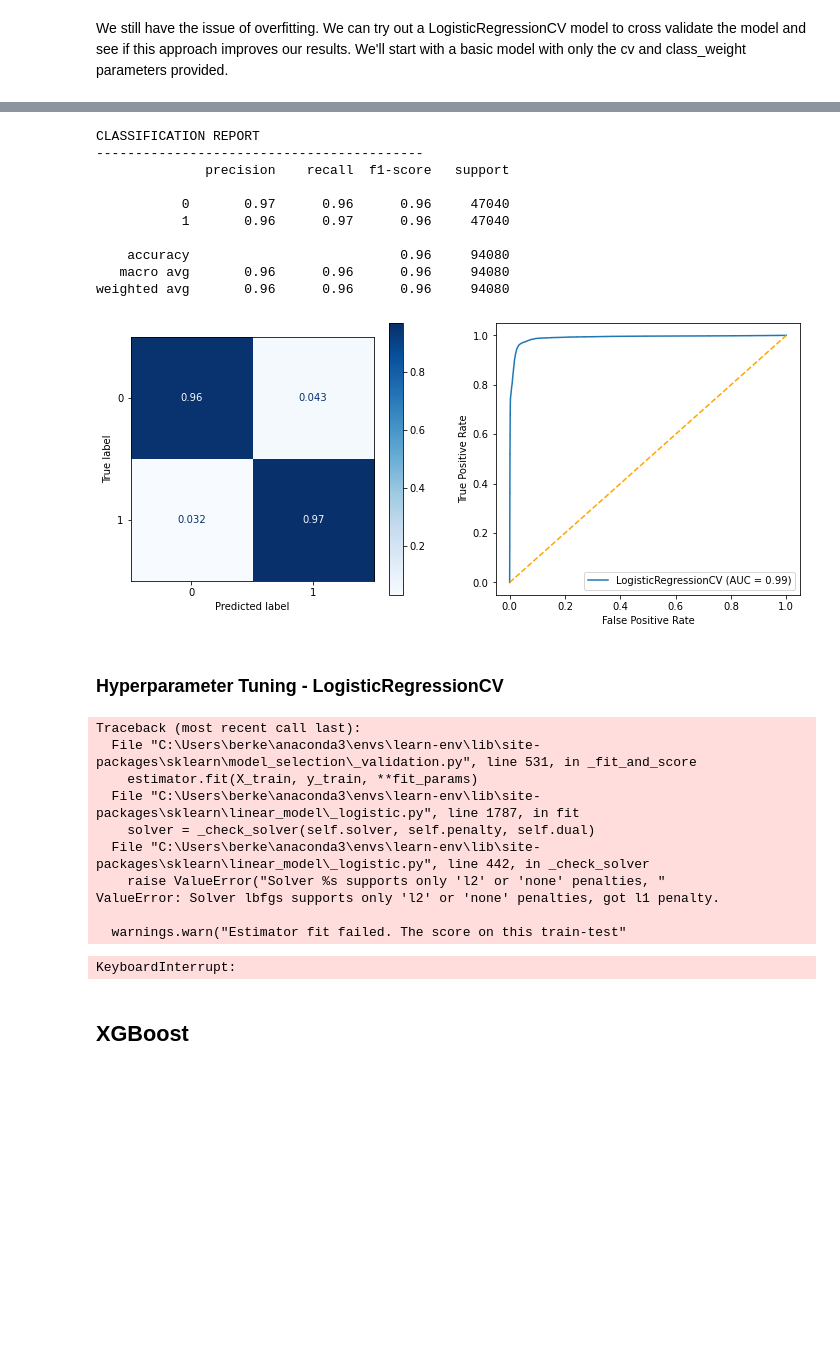
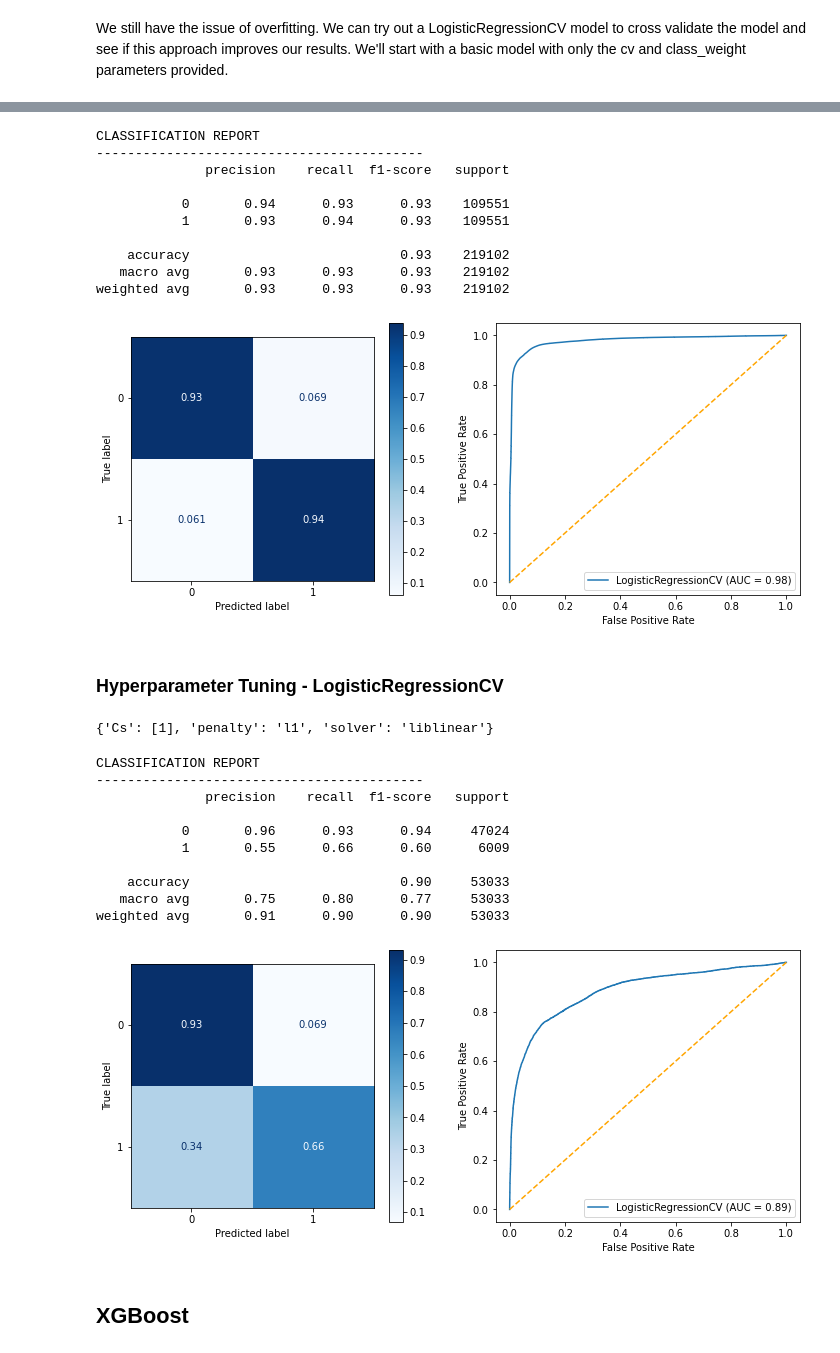
Before and after one commit to ebtezcan/Spotify-Song-Popularity-Prediction, a Jupyter notebook: index_OSEMN_plus_mvp.ipynb, the cells around one changed output, grey strips where cells are left out. Cells and saved outputs as stored; diff of their text form; code cells hidden in the pictures; blank space fills up the shorter version.

```diff
--- a/index_OSEMN_plus_mvp.ipynb
+++ b/index_OSEMN_plus_mvp.ipynb
@@ -1110,7 +1100,5 @@ weighted avg       0.95      0.94      0.95     16315
 # %%
 #Evaluating the model performance for the training data
-clf = LogisticRegressionCV(cv=5, class_weight='balanced')
-clf.fit(X_train_sm_sc,  y_train_sm)
 y_pred = clf.predict(X_train_sm_sc)
 classification(y_train_sm, y_pred, X_train_sm_sc, clf)
 # %% [output]
@@ -1118,34 +1106,25 @@ CLASSIFICATION REPORT
 ------------------------------------------
               precision    recall  f1-score   support
 
-           0       0.97      0.96      0.96     47040
-           1       0.96      0.97      0.96     47040
+           0       0.94      0.93      0.93    109551
+           1       0.93      0.94      0.93    109551
 
-    accuracy                           0.96     94080
-   macro avg       0.96      0.96      0.96     94080
-weighted avg       0.96      0.96      0.96     94080
+    accuracy                           0.93    219102
+   macro avg       0.93      0.93      0.93    219102
+weighted avg       0.93      0.93      0.93    219102
-[figure, old version]
+[figure, new version]
 # %% [markdown]
 ### Hyperparameter Tuning - LogisticRegressionCV
 # %%
-clf = LogisticRegressionCV(class_weight='balanced', max_iter=1000)
-grid = {'penalty': ['l1','l2'],
-        'solver': ['lbfgs', 'saga']
-   }
+clf = LogisticRegressionCV(class_weight='balanced')
+grid = {'Cs': [[1e12], [1000], [1]],
+        'penalty': ['l1','l2'],
+        'solver': ['liblinear', 'lbfgs', 'sag', 'saga']
+       }
 
-gridsearch = GridSearchCV(estimator=clf, param_grid = grid, scoring='f1')
+gridsearch = GridSearchCV(estimator=clf, param_grid = grid, scoring='recall', n_jobs=2)
 
 gridsearch.fit(X_train_sm_sc,  y_train_sm)
 gridsearch.best_params_
 # %% [output]
-Traceback (most recent call last):
-  File "C:\Users\berke\anaconda3\envs\learn-env\lib\site-packages\sklearn\model_selection\_validation.py", line 531, in _fit_and_score
-    estimator.fit(X_train, y_train, **fit_params)
-  File "C:\Users\berke\anaconda3\envs\learn-env\lib\site-packages\sklearn\linear_model\_logistic.py", line 1787, in fit
-    solver = _check_solver(self.solver, self.penalty, self.dual)
-  File "C:\Users\berke\anaconda3\envs\learn-env\lib\site-packages\sklearn\linear_model\_logistic.py", line 442, in _check_solver
-    raise ValueError("Solver %s supports only 'l2' or 'none' penalties, "
-ValueError: Solver lbfgs supports only 'l2' or 'none' penalties, got l1 penalty.
-
-  warnings.warn("Estimator fit failed. The score on this train-test"
+{'Cs': [1], 'penalty': 'l1', 'solver': 'liblinear'}
-KeyboardInterrupt:
@@ -1152,3 +1145,20 @@ KeyboardInterrupt:
+# %%
+clf = LogisticRegressionCV(cv=5, class_weight='balanced', Cs=1, penalty='l2', solver='liblinear')
+clf.fit(X_train_sm_sc,  y_train_sm)
+y_pred = clf.predict(X_test_sc)
+classification(y_test, y_pred, X_test_sc, clf)
+# %% [output]
+CLASSIFICATION REPORT
+------------------------------------------
+              precision    recall  f1-score   support
+
+           0       0.96      0.93      0.94     47024
+           1       0.55      0.66      0.60      6009
+
+    accuracy                           0.90     53033
+   macro avg       0.75      0.80      0.77     53033
+weighted avg       0.91      0.90      0.90     53033
+[figure, added]
 # %% [markdown]
 ## XGBoost
 # %%
```
Also changed, not shown: parts of 12 cells of this notebook.
